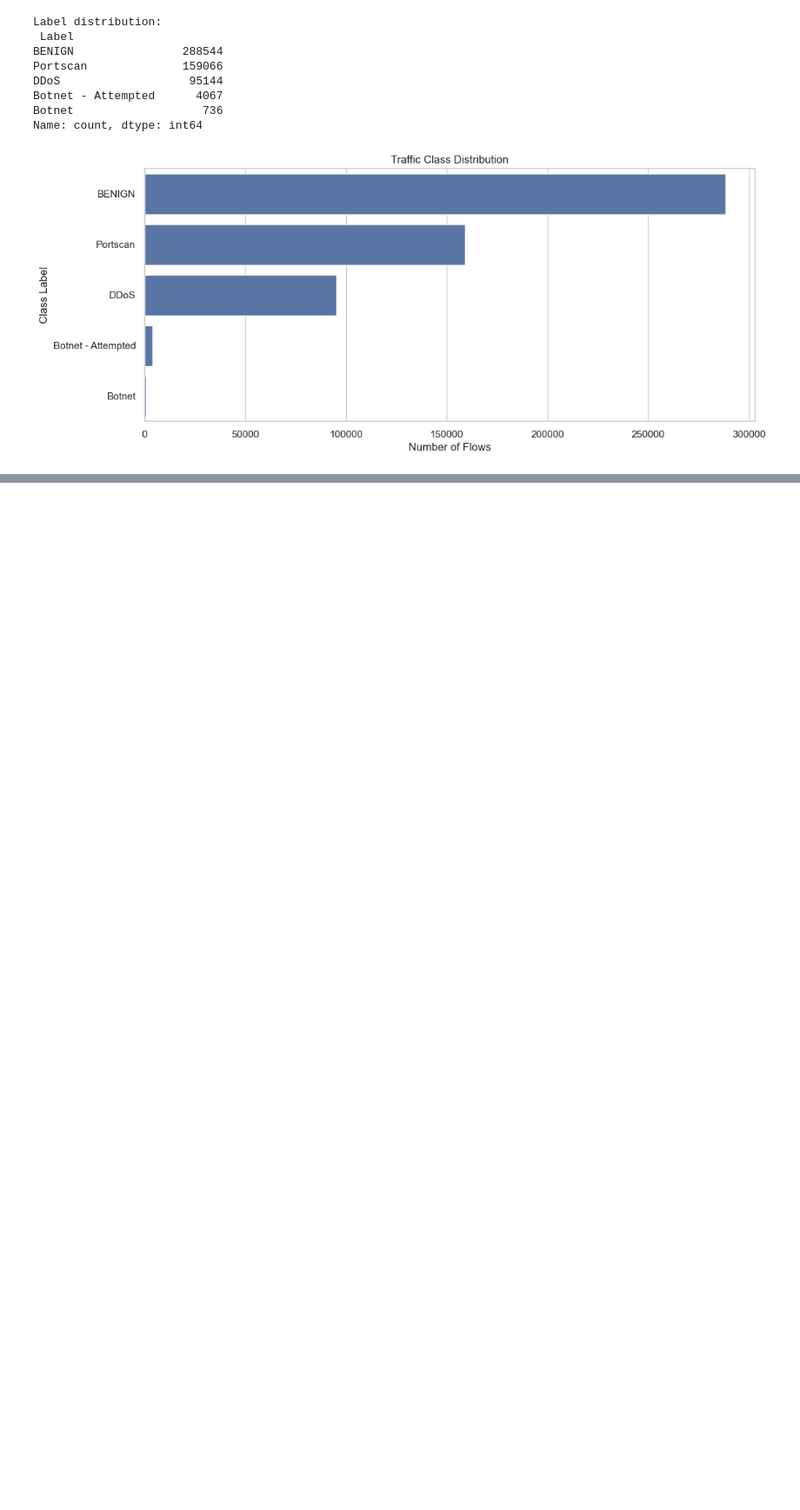
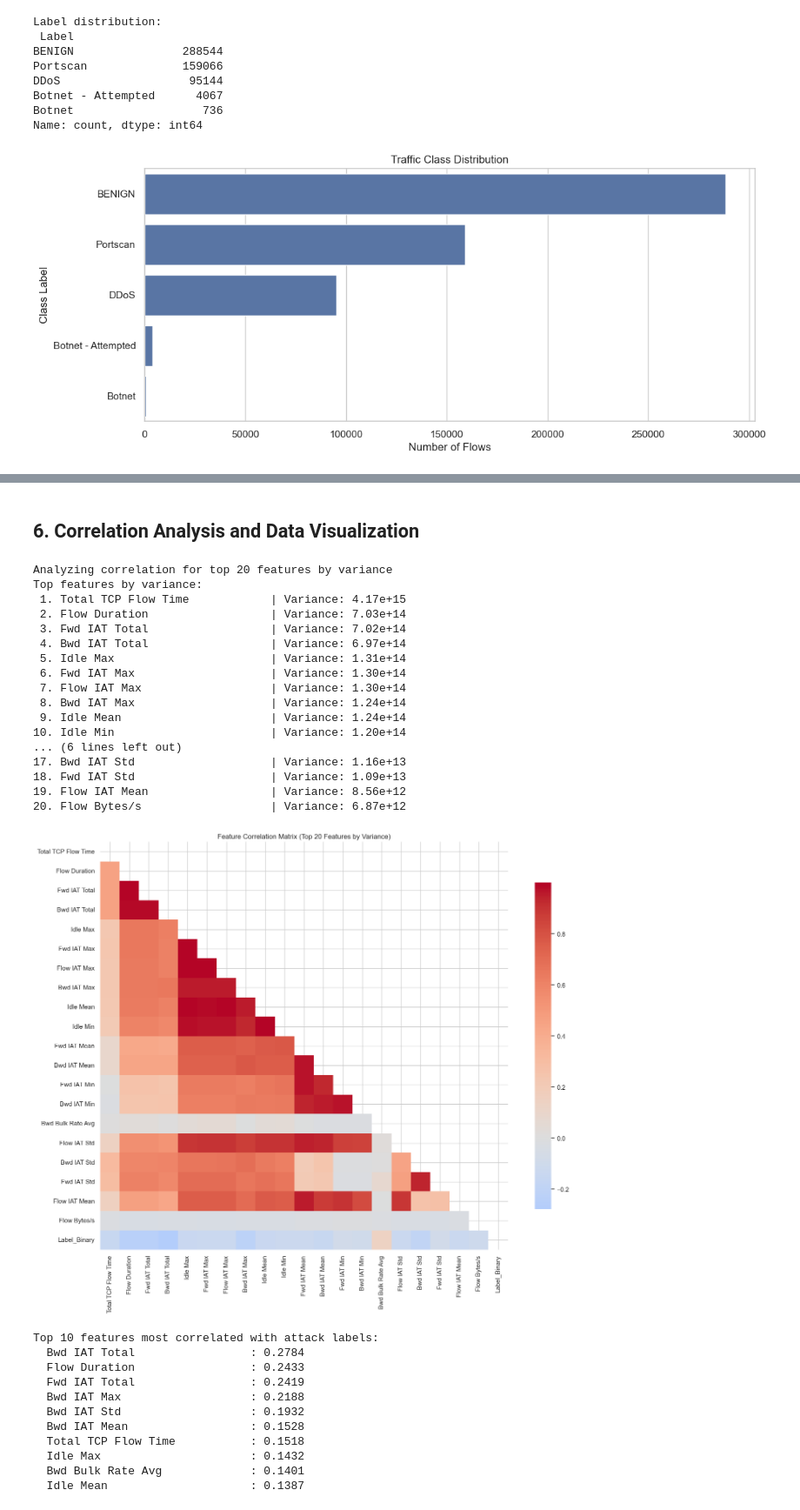
Before and after one commit to moiz2405/Network_Threat_Anomaly_Detection, a Jupyter notebook: 1_data_collection_and_exploration.ipynb, the cells around one changed output, grey strips where cells are left out. Shown at 87% size. Drawn from its saved outputs; the diff is of its cells as text; code cells hidden in the pictures; blank space fills up the shorter version.

```diff
--- a/1_data_collection_and_exploration.ipynb
+++ b/1_data_collection_and_exploration.ipynb
@@ -74,0 +184,77 @@ Name: count, dtype: int64
+# %% [markdown]
+## 6. Correlation Analysis and Data Visualization
+# %%
+# Sample a subset for correlation analysis if dataset is large
+sample_size = min(10000, len(df))
+df_sample = df.sample(n=sample_size, random_state=42)
+
+# Convert label to numeric for correlation
+label_encoded = pd.get_dummies(df_sample['Label']).iloc[:, 0]
+
+# Select top features by variance for correlation analysis
+feature_vars = df_sample[numeric_cols].var().sort_values(ascending=False)
+top_features = feature_vars.head(20).index.tolist()
+
+print(f"Analyzing correlation for top {len(top_features)} features by variance")
+print("Top features by variance:")
+for i, feature in enumerate(top_features, 1):
+    print(f"{i:2d}. {feature:<30} | Variance: {feature_vars[feature]:.2e}")
+
+# Create correlation matrix
+corr_data = df_sample[top_features + ['Label']].copy()
+# Convert label to binary (0 for BENIGN, 1 for others)
+corr_data['Label_Binary'] = (corr_data['Label'] != 'BENIGN').astype(int)
+corr_data = corr_data.drop('Label', axis=1)
+
+correlation_matrix = corr_data.corr()
+
+# Plot correlation heatmap
+plt.figure(figsize=(15, 12))
+mask = np.triu(np.ones_like(correlation_matrix, dtype=bool))
+sns.heatmap(correlation_matrix,
+            mask=mask,
+            annot=False,
+            cmap='coolwarm',
+            center=0,
+            square=True,
+            cbar_kws={"shrink": .8})
+plt.title('Feature Correlation Matrix (Top 20 Features by Variance)')
+plt.tight_layout()
+plt.show()
+
+# Show features most correlated with target
+target_corr = correlation_matrix['Label_Binary'].abs().sort_values(ascending=False)
+print(f"\nTop 10 features most correlated with attack labels:")
+for feature, corr in target_corr.head(11).items():  # 11 to exclude Label_Binary itself
+    if feature != 'Label_Binary':
+        print(f"  {feature:<30}: {corr:.4f}")
+# %% [output]
+Analyzing correlation for top 20 features by variance
+Top features by variance:
+ 1. Total TCP Flow Time            | Variance: 4.17e+15
+ 2. Flow Duration                  | Variance: 7.03e+14
+ 3. Fwd IAT Total                  | Variance: 7.02e+14
+ 4. Bwd IAT Total                  | Variance: 6.97e+14
+ 5. Idle Max                       | Variance: 1.31e+14
+ 6. Fwd IAT Max                    | Variance: 1.30e+14
+ 7. Flow IAT Max                   | Variance: 1.30e+14
+ 8. Bwd IAT Max                    | Variance: 1.24e+14
+ 9. Idle Mean                      | Variance: 1.24e+14
+10. Idle Min                       | Variance: 1.20e+14
+... (6 lines left out)
+17. Bwd IAT Std                    | Variance: 1.16e+13
+18. Fwd IAT Std                    | Variance: 1.09e+13
+19. Flow IAT Mean                  | Variance: 8.56e+12
+20. Flow Bytes/s                   | Variance: 6.87e+12
+[figure, added]
+Top 10 features most correlated with attack labels:
+  Bwd IAT Total                 : 0.2784
+  Flow Duration                 : 0.2433
+  Fwd IAT Total                 : 0.2419
+  Bwd IAT Max                   : 0.2188
+  Bwd IAT Std                   : 0.1932
+  Bwd IAT Mean                  : 0.1528
+  Total TCP Flow Time           : 0.1518
+  Idle Max                      : 0.1432
+  Bwd Bulk Rate Avg             : 0.1401
+  Idle Mean                     : 0.1387
```
Also changed, not shown: parts of 10 cells of this notebook, 8 other files.
